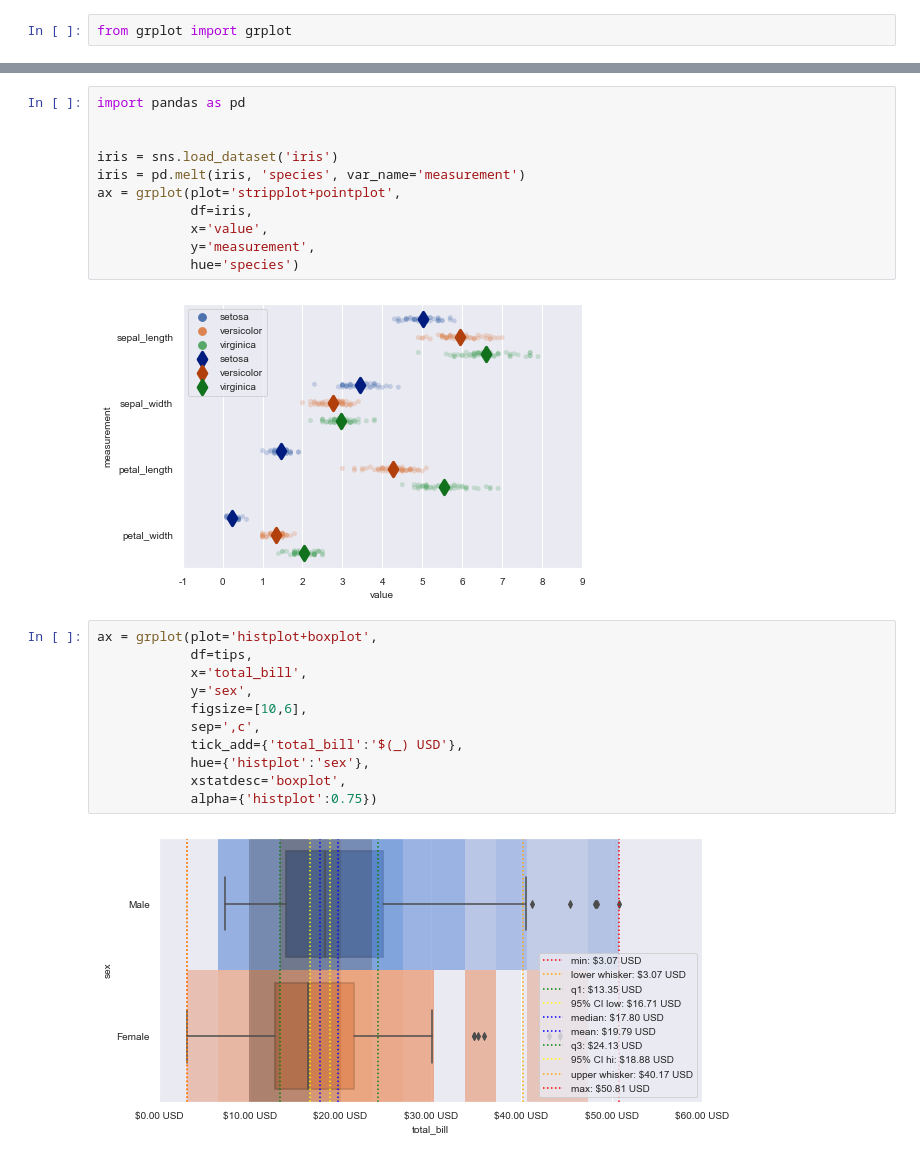
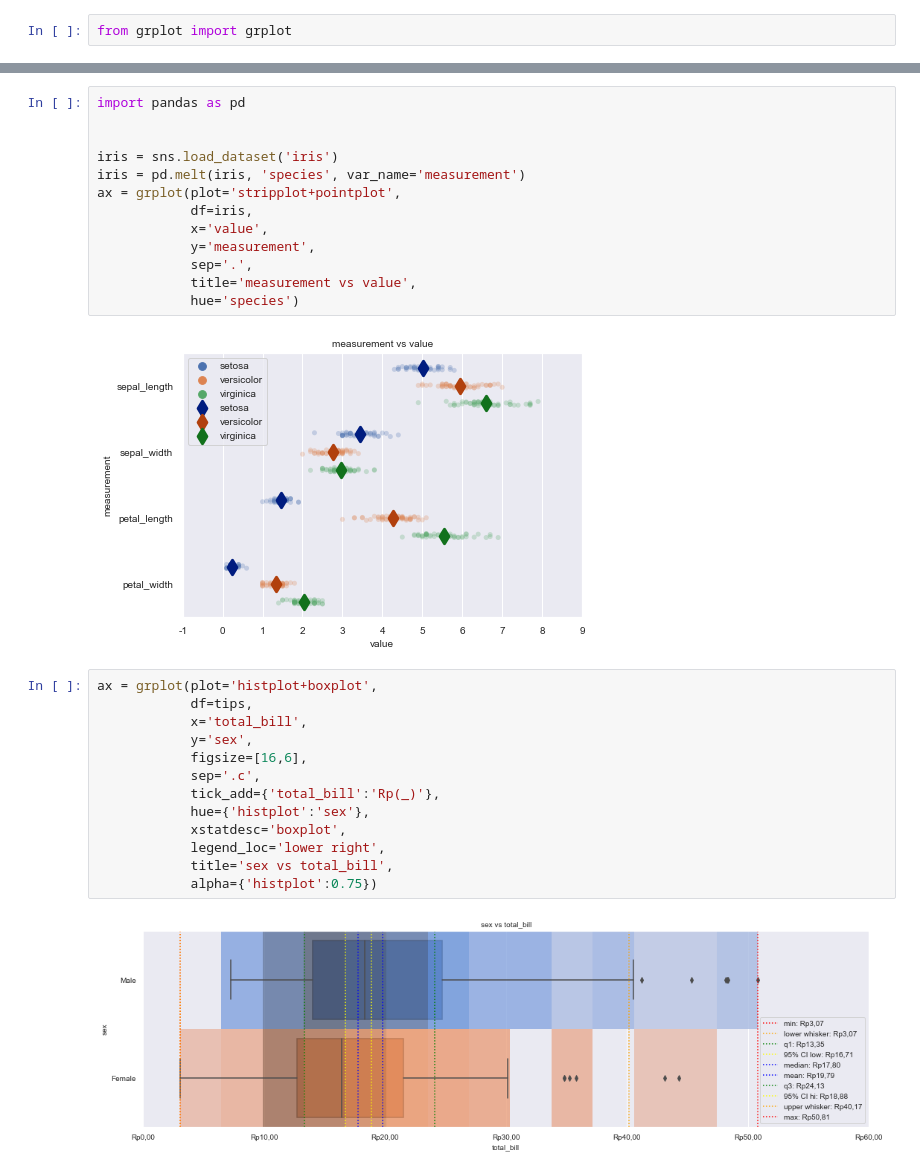
Before and after one commit to ghiffaryr/grplot, a Jupyter notebook: doc/example/example.ipynb, the cells around one changed output, grey strips where cells are left out. Drawn from its saved outputs; the diff is of its cells as text.

```diff
--- a/doc/example/example.ipynb
+++ b/doc/example/example.ipynb
@@ -74,26 +75,30 @@ ax = grplot(plot='packedbubblesplot',
 # %%
 import pandas as pd
 
 
 iris = sns.load_dataset('iris')
 iris = pd.melt(iris, 'species', var_name='measurement')
 ax = grplot(plot='stripplot+pointplot',
             df=iris,
             x='value',
             y='measurement',
+            sep='.',
+            title='measurement vs value',
             hue='species')
 # %% [output]
-[figure, old version]
+[figure, new version]
 # %%
 ax = grplot(plot='histplot+boxplot',
             df=tips,
             x='total_bill',
             y='sex',
-            figsize=[10,6],
-            sep=',c',
-            tick_add={'total_bill':'$(_) USD'},
+            figsize=[16,6],
+            sep='.c',
+            tick_add={'total_bill':'Rp(_)'},
             hue={'histplot':'sex'},
             xstatdesc='boxplot',
+            legend_loc='lower right',
+            title='sex vs total_bill',
             alpha={'histplot':0.75})
 # %% [output]
-[figure, old version]
+[figure, new version]
```
Also changed, not shown: parts of 4 cells of this notebook, 12 other files.
